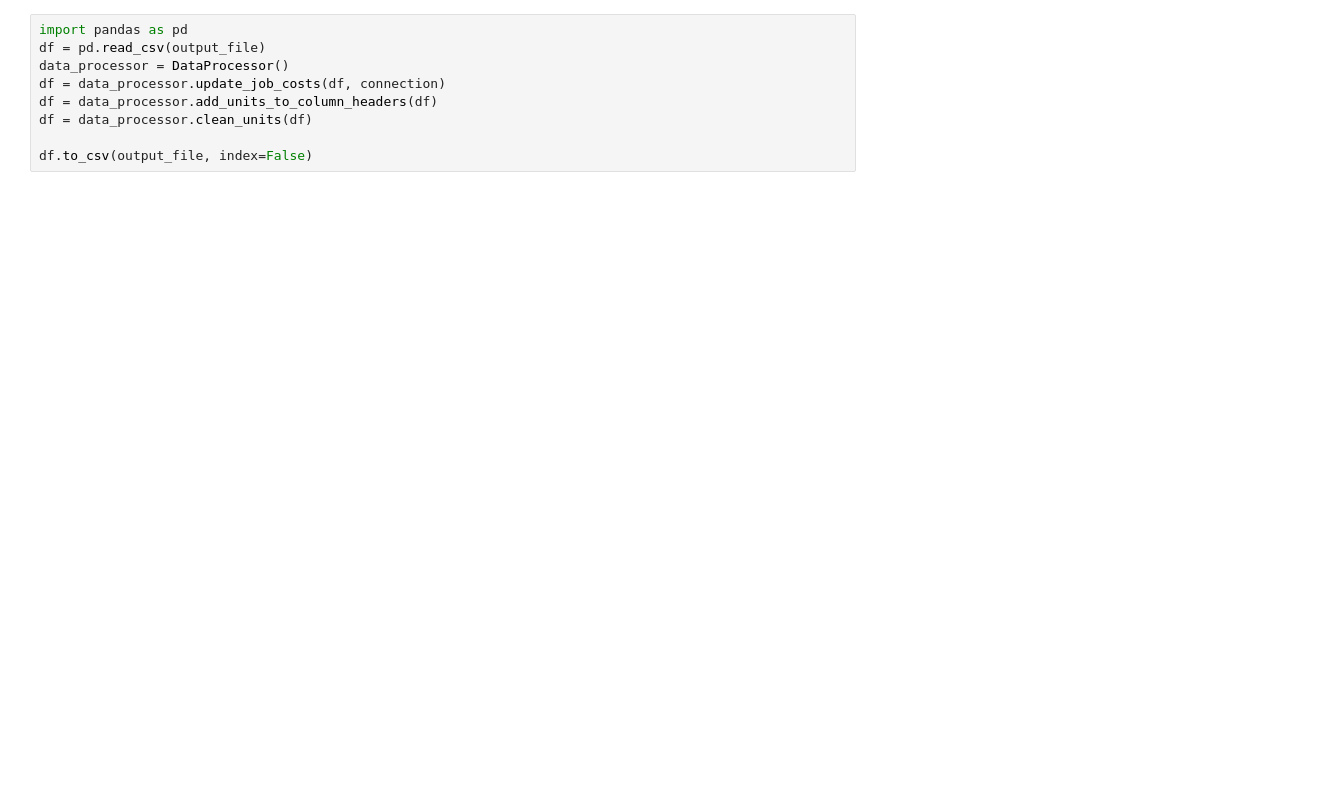
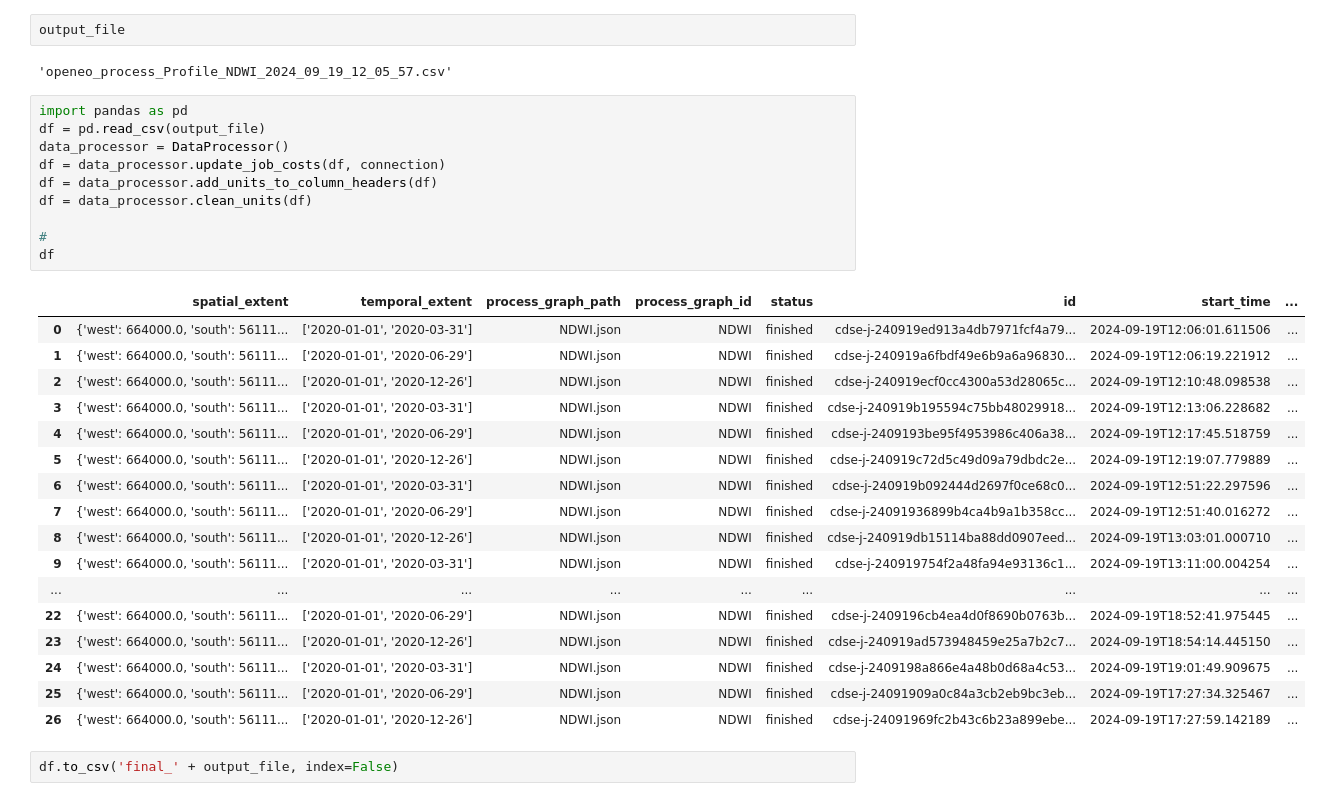
Before and after one commit to ESA-APEx/apex_algorithms, a Jupyter notebook: udp_cost_mapping/udp_profile_notebook.ipynb, the cells around one changed output. Cells and saved outputs as stored; diff of their text form; blank space fills up the shorter version.

```diff
--- a/udp_cost_mapping/udp_profile_notebook.ipynb
+++ b/udp_cost_mapping/udp_profile_notebook.ipynb
@@ -46,12 +80,37 @@ def start_job(row: pd.Series, connection: openeo.Connection, **kwargs) -> openeo
 manager.run_jobs(df=jobs_df, start_job=start_job, output_file=output_file)
 # %% [output]
 Authenticated using refresh token.
+# %%
+output_file
+# %% [output]
+'openeo_process_Profile_NDWI_2024_09_19_12_05_57.csv'
 # %%
 import pandas as pd
 df = pd.read_csv(output_file)
 data_processor = DataProcessor()
 df = data_processor.update_job_costs(df, connection)
 df = data_processor.add_units_to_column_headers(df)
 df = data_processor.clean_units(df)
 
-df.to_csv(output_file, index=False)
+#
+df
+# %% [output]
+|  | spatial_extent | temporal_extent | process_graph_path | process_graph_id | status | id | start_time | ... |
+| 0 | {'west': 664000.0, 'south': 56111... | ['2020-01-01', '2020-03-31'] | NDWI.json | NDWI | finished | cdse-j-240919ed913a4db7971fcf4a79... | 2024-09-19T12:06:01.611506 | ... |
+| 1 | {'west': 664000.0, 'south': 56111... | ['2020-01-01', '2020-06-29'] | NDWI.json | NDWI | finished | cdse-j-240919a6fbdf49e6b9a6a96830... | 2024-09-19T12:06:19.221912 | ... |
+| 2 | {'west': 664000.0, 'south': 56111... | ['2020-01-01', '2020-12-26'] | NDWI.json | NDWI | finished | cdse-j-240919ecf0cc4300a53d28065c... | 2024-09-19T12:10:48.098538 | ... |
+| 3 | {'west': 664000.0, 'south': 56111... | ['2020-01-01', '2020-03-31'] | NDWI.json | NDWI | finished | cdse-j-240919b195594c75bb48029918... | 2024-09-19T12:13:06.228682 | ... |
+| 4 | {'west': 664000.0, 'south': 56111... | ['2020-01-01', '2020-06-29'] | NDWI.json | NDWI | finished | cdse-j-2409193be95f4953986c406a38... | 2024-09-19T12:17:45.518759 | ... |
+| 5 | {'west': 664000.0, 'south': 56111... | ['2020-01-01', '2020-12-26'] | NDWI.json | NDWI | finished | cdse-j-240919c72d5c49d09a79dbdc2e... | 2024-09-19T12:19:07.779889 | ... |
+| 6 | {'west': 664000.0, 'south': 56111... | ['2020-01-01', '2020-03-31'] | NDWI.json | NDWI | finished | cdse-j-240919b092444d2697f0ce68c0... | 2024-09-19T12:51:22.297596 | ... |
+| 7 | {'west': 664000.0, 'south': 56111... | ['2020-01-01', '2020-06-29'] | NDWI.json | NDWI | finished | cdse-j-24091936899b4ca4b9a1b358cc... | 2024-09-19T12:51:40.016272 | ... |
+| 8 | {'west': 664000.0, 'south': 56111... | ['2020-01-01', '2020-12-26'] | NDWI.json | NDWI | finished | cdse-j-240919db15114ba88dd0907eed... | 2024-09-19T13:03:01.000710 | ... |
+| 9 | {'west': 664000.0, 'south': 56111... | ['2020-01-01', '2020-03-31'] | NDWI.json | NDWI | finished | cdse-j-240919754f2a48fa94e93136c1... | 2024-09-19T13:11:00.004254 | ... |
+| ... | ... | ... | ... | ... | ... | ... | ... | ... |
+| 22 | {'west': 664000.0, 'south': 56111... | ['2020-01-01', '2020-06-29'] | NDWI.json | NDWI | finished | cdse-j-2409196cb4ea4d0f8690b0763b... | 2024-09-19T18:52:41.975445 | ... |
+| 23 | {'west': 664000.0, 'south': 56111... | ['2020-01-01', '2020-12-26'] | NDWI.json | NDWI | finished | cdse-j-240919ad573948459e25a7b2c7... | 2024-09-19T18:54:14.445150 | ... |
+| 24 | {'west': 664000.0, 'south': 56111... | ['2020-01-01', '2020-03-31'] | NDWI.json | NDWI | finished | cdse-j-2409198a866e4a48b0d68a4c53... | 2024-09-19T19:01:49.909675 | ... |
+| 25 | {'west': 664000.0, 'south': 56111... | ['2020-01-01', '2020-06-29'] | NDWI.json | NDWI | finished | cdse-j-24091909a0c84a3cb2eb9bc3eb... | 2024-09-19T17:27:34.325467 | ... |
+| 26 | {'west': 664000.0, 'south': 56111... | ['2020-01-01', '2020-12-26'] | NDWI.json | NDWI | finished | cdse-j-24091969fc2b43c6b23a899ebe... | 2024-09-19T17:27:59.142189 | ... |
+# %%
+df.to_csv('final_' + output_file, index=False)
```
Also changed, not shown: parts of 9 cells of this notebook, 1 other file.
